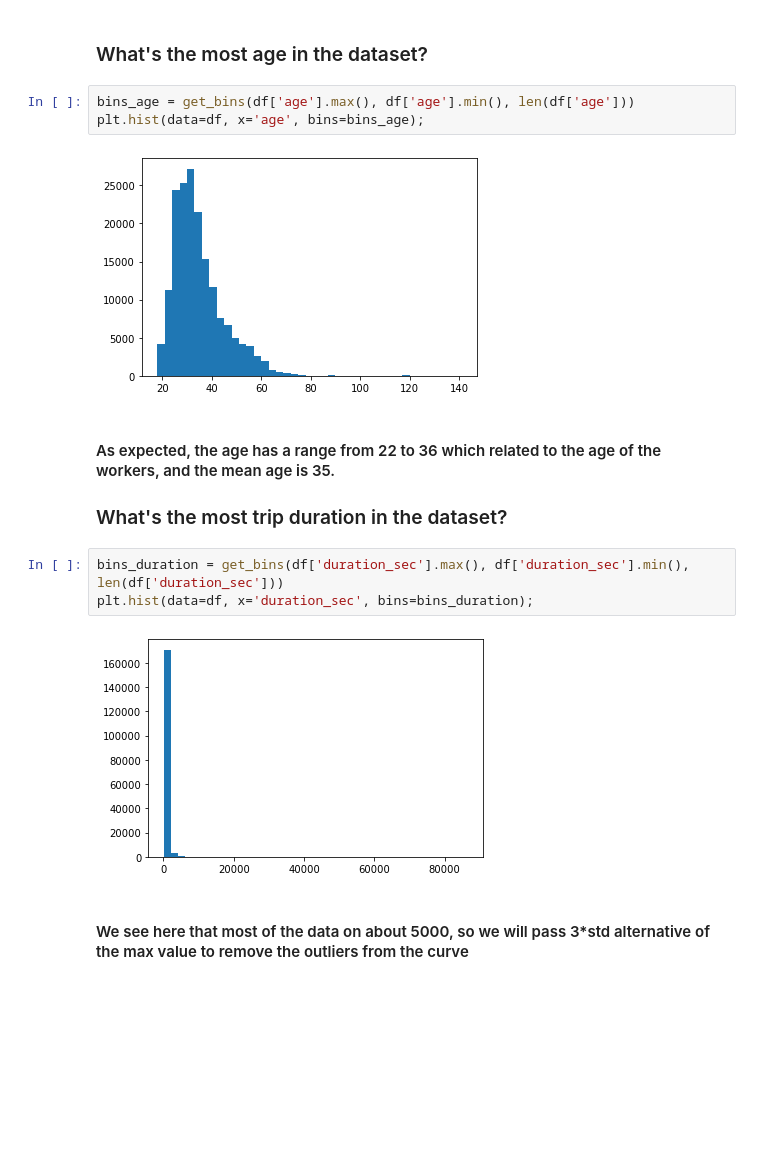
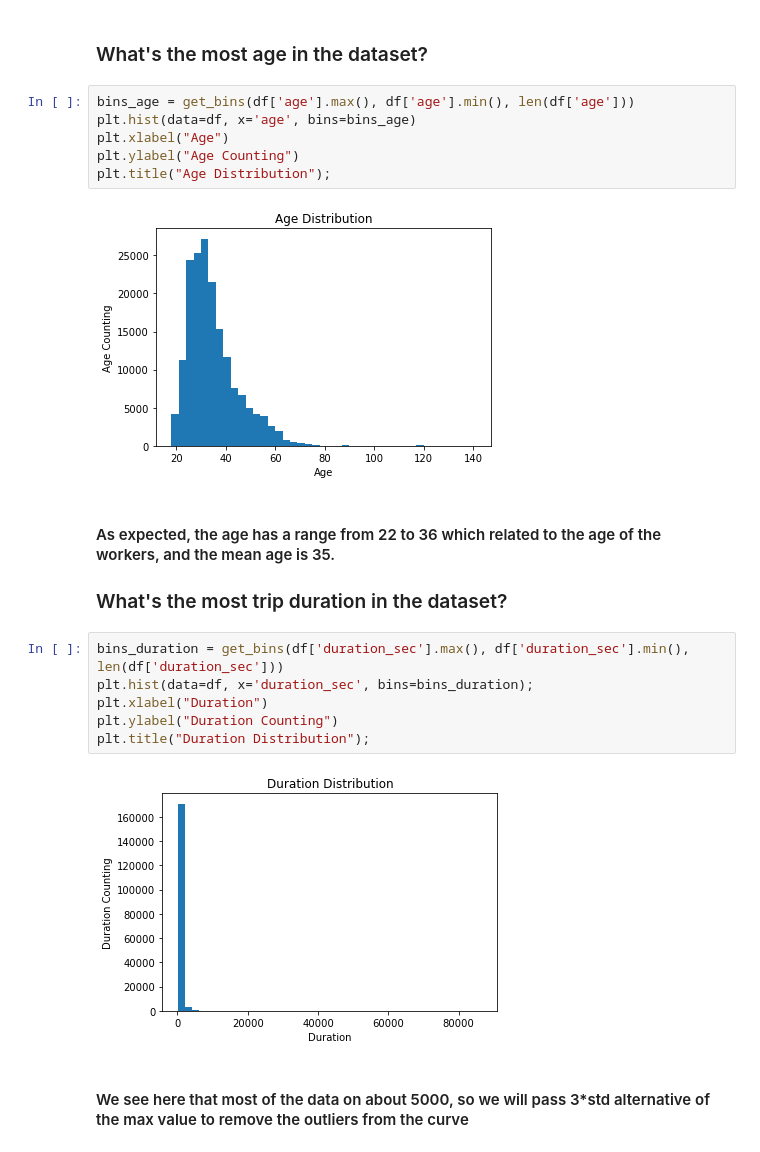
Before and after one commit to KamelMoohamed/Communicate-Data-Findings, a Jupyter notebook: Communicate Data Findings.ipynb, the cells around one changed output. Saved outputs shown, nothing was run; the diff lists cells and outputs as text; blank space fills up the shorter version.

Commit message:
Udating Graphs

```diff
--- a/Communicate Data Findings.ipynb
+++ b/Communicate Data Findings.ipynb
@@ -211,9 +211,12 @@ def get_bins(maxValue, minValue, numOfValues):
 ### What's the most age in the dataset?
 # %%
 bins_age = get_bins(df['age'].max(), df['age'].min(), len(df['age']))
-plt.hist(data=df, x='age', bins=bins_age);
+plt.hist(data=df, x='age', bins=bins_age)
+plt.xlabel("Age")
+plt.ylabel("Age Counting")
+plt.title("Age Distribution");
 # %% [output]
-[figure, old version]
+[figure, new version]
 # %% [markdown]
 #### As expected, the age has a range from 22 to 36 which related to the age of the workers, and the mean age is 35.
 
@@ -221,8 +224,11 @@ plt.hist(data=df, x='age', bins=bins_age);
 # %%
 bins_duration = get_bins(df['duration_sec'].max(), df['duration_sec'].min(), len(df['duration_sec']))
 plt.hist(data=df, x='duration_sec', bins=bins_duration);
+plt.xlabel("Duration")
+plt.ylabel("Duration Counting")
+plt.title("Duration Distribution");
 # %% [output]
-[figure, old version]
+[figure, new version]
 # %% [markdown]
 #### We see here that most of the data on about 5000, so we will pass 3*std alternative of the max value to remove the outliers from the curve
 # %%
```
Also changed, not shown: parts of 16 cells of this notebook, 2 other files.
